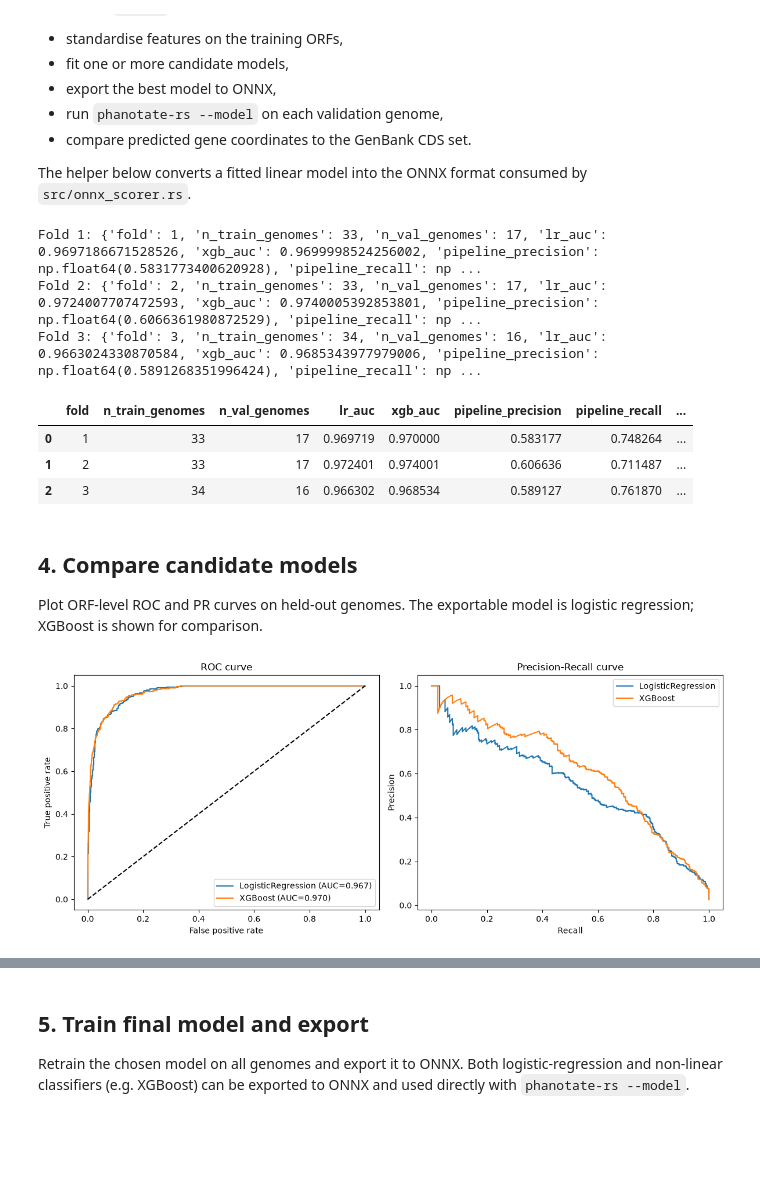
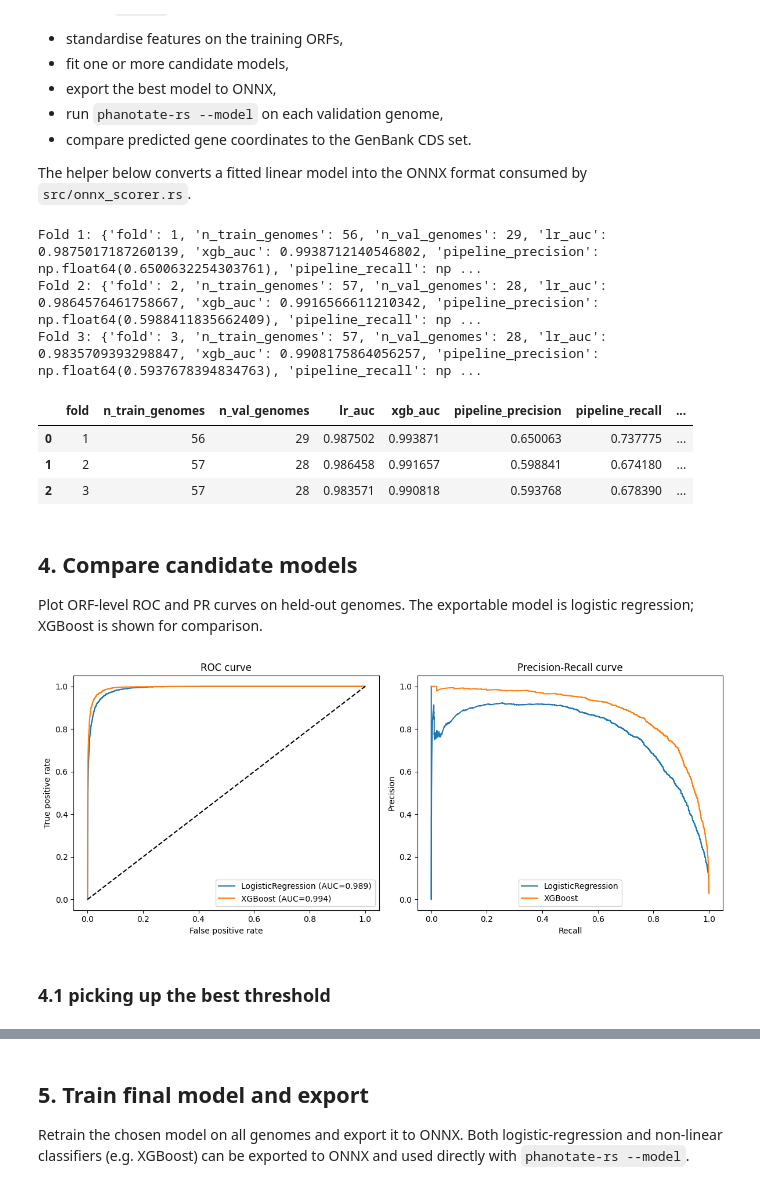
Before and after one commit to Yasas1994/PHANOTATE-rs, a Jupyter notebook: notebooks/01_orf_score_model.ipynb, the cells around one changed output, grey strips where cells are left out. Cells and saved outputs as stored; diff of their text form; code cells hidden in the pictures; blank space fills up the shorter version.

```diff
--- a/notebooks/01_orf_score_model.ipynb
+++ b/notebooks/01_orf_score_model.ipynb
@@ -171,0 +588,6 @@ df
+# %%
+test_genomes = np.array(list(test_genomes))
+# %%
+
+# random sample genomes
+test_genomes = test_genomes[np.random.uniform(0,1, len(test_genomes)) > 0.99]
@@ -172,3 +648,6 @@ df
+# %%
+rows = int(np.ceil(np.exp(np.log(len(FEATURE_NAMES))/2)))
+cols = rows
 # %% [markdown]
 ## 2. Quick EDA
 
@@ -296,17 +897,21 @@ for train_idx, val_idx in kf.split(genome_ids):
     lr.fit((X_train - mean) / std, y_train)
     val_prob_lr = lr.predict_proba((X_val - mean) / std)[:, 1]
 
-    # Candidate 2: XGBoost (exportable via ONNX)
+    # Candidate 2: XGBoost (exportable via ONNX), trained on hard negatives
+    hard_train = train_df["hard_neg"].values if "hard_neg" in train_df.columns else None
+    X_train_xgb, y_train_xgb = sample_for_xgboost(X_train, y_train, hard_train, neg_per_pos=10, seed=42)
     xgb_fold = XGBClassifier(
-        n_estimators=100,
-        max_depth=6,
-        learning_rate=0.1,
-        scale_pos_weight=(len(y_train) - y_train.sum()) / y_train.sum(),
+        n_estimators=200,
+        max_depth=4,
+        learning_rate=0.05,
+        subsample=0.8,
+        colsample_bytree=0.8,
+        scale_pos_weight=(len(y_train_xgb) - y_train_xgb.sum()) / y_train_xgb.sum(),
         n_jobs=-1,
         random_state=42,
         eval_metric="logloss",
     )
-    xgb_fold.fit(X_train, y_train)
+    xgb_fold.fit(X_train_xgb, y_train_xgb)
     val_prob_xgb = xgb_fold.predict_proba(X_val)[:, 1]
 
     # ORF-level classification metrics
@@ -345,13 +950,13 @@ for train_idx, val_idx in kf.split(genome_ids):
 
 pd.DataFrame(fold_results)
 # %% [output]
-Fold 1: {'fold': 1, 'n_train_genomes': 33, 'n_val_genomes': 17, 'lr_auc': 0.9697186671528526, 'xgb_auc': 0.9699998524256002, 'pipeline_precision': np.float64(0.5831773400620928), 'pipeline_recall': np ...
-Fold 2: {'fold': 2, 'n_train_genomes': 33, 'n_val_genomes': 17, 'lr_auc': 0.9724007707472593, 'xgb_auc': 0.9740005392853801, 'pipeline_precision': np.float64(0.6066361980872529), 'pipeline_recall': np ...
-Fold 3: {'fold': 3, 'n_train_genomes': 34, 'n_val_genomes': 16, 'lr_auc': 0.9663024330870584, 'xgb_auc': 0.9685343977979006, 'pipeline_precision': np.float64(0.5891268351996424), 'pipeline_recall': np ...
+Fold 1: {'fold': 1, 'n_train_genomes': 56, 'n_val_genomes': 29, 'lr_auc': 0.9875017187260139, 'xgb_auc': 0.9938712140546802, 'pipeline_precision': np.float64(0.6500632254303761), 'pipeline_recall': np ...
+Fold 2: {'fold': 2, 'n_train_genomes': 57, 'n_val_genomes': 28, 'lr_auc': 0.9864576461758667, 'xgb_auc': 0.9916566611210342, 'pipeline_precision': np.float64(0.5988411835662409), 'pipeline_recall': np ...
+Fold 3: {'fold': 3, 'n_train_genomes': 57, 'n_val_genomes': 28, 'lr_auc': 0.9835709393298847, 'xgb_auc': 0.9908175864056257, 'pipeline_precision': np.float64(0.5937678394834763), 'pipeline_recall': np ...
 |  | fold | n_train_genomes | n_val_genomes | lr_auc | xgb_auc | pipeline_precision | pipeline_recall | ... |
-| 0 | 1 | 33 | 17 | 0.969719 | 0.970000 | 0.583177 | 0.748264 | ... |
-| 1 | 2 | 33 | 17 | 0.972401 | 0.974001 | 0.606636 | 0.711487 | ... |
-| 2 | 3 | 34 | 16 | 0.966302 | 0.968534 | 0.589127 | 0.761870 | ... |
+| 0 | 1 | 56 | 29 | 0.987502 | 0.993871 | 0.650063 | 0.737775 | ... |
+| 1 | 2 | 57 | 28 | 0.986458 | 0.991657 | 0.598841 | 0.674180 | ... |
+| 2 | 3 | 57 | 28 | 0.983571 | 0.990818 | 0.593768 | 0.678390 | ... |
 # %% [markdown]
 ## 4. Compare candidate models
 
@@ -377,9 +982,11 @@ std_p[std_p == 0.0] = 1.0
 models = {
     "LogisticRegression": LogisticRegression(max_iter=1000, class_weight="balanced", solver="lbfgs"),
     "XGBoost": XGBClassifier(
-        n_estimators=100,
-        max_depth=6,
-        learning_rate=0.1,
+        n_estimators=200,
+        max_depth=4,
+        learning_rate=0.05,
+        subsample=0.8,
+        colsample_bytree=0.8,
         scale_pos_weight=(len(y_train_p) - y_train_p.sum()) / y_train_p.sum(),
         n_jobs=-1,
         random_state=42,
@@ -387,32 +994,37 @@ models = {
     ),
 }
 
 fig, (ax1, ax2) = plt.subplots(1, 2, figsize=(12, 5))
+hard_train_p = train_df_p["hard_neg"].values if "hard_neg" in train_df_p.columns else None
+X_train_p_xgb, y_train_p_xgb = sample_for_xgboost(X_train_p, y_train_p, hard_train_p, seed=42)
+
 for name, m in models.items():
     if name == "LogisticRegression":
         m.fit((X_train_p - mean_p) / std_p, y_train_p)
         prob = m.predict_proba((X_val_p - mean_p) / std_p)[:, 1]
     else:
-        m.fit(X_train_p, y_train_p)
+        m.fit(X_train_p_xgb, y_train_p_xgb)
         prob = m.predict_proba(X_val_p)[:, 1]
     fpr, tpr, _ = roc_curve(y_val_p, prob)
     prec, rec, _ = precision_recall_curve(y_val_p, prob)
     ax1.plot(fpr, tpr, label=f"{name} (AUC={roc_auc_score(y_val_p, prob):.3f})")
     ax2.plot(rec, prec, label=f"{name}")
 
 ax1.plot([0, 1], [0, 1], "k--")
 ax1.set_xlabel("False positive rate")
 ax1.set_ylabel("True positive rate")
 ax1.set_title("ROC curve")
 ax1.legend()
 
 ax2.set_xlabel("Recall")
 ax2.set_ylabel("Precision")
 ax2.set_title("Precision-Recall curve")
 ax2.legend()
 
 plt.tight_layout()
 plt.savefig("outputs/model_comparison.png", dpi=150)
 plt.show()
 # %% [output]
-[figure, old version]
+[figure, new version]
+# %% [markdown]
+### 4.1 picking up the best threshold
```
Also changed, not shown: parts of 43 cells of this notebook, 9 other files.
